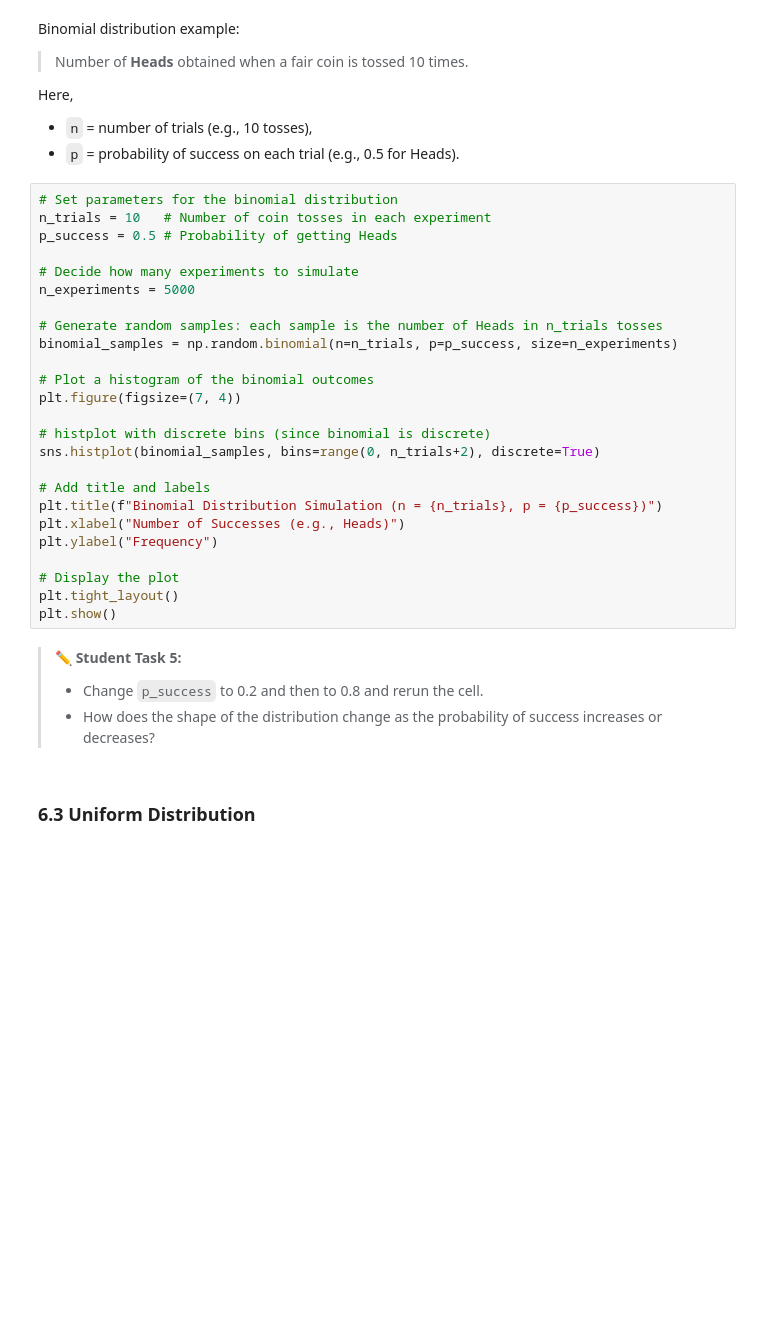
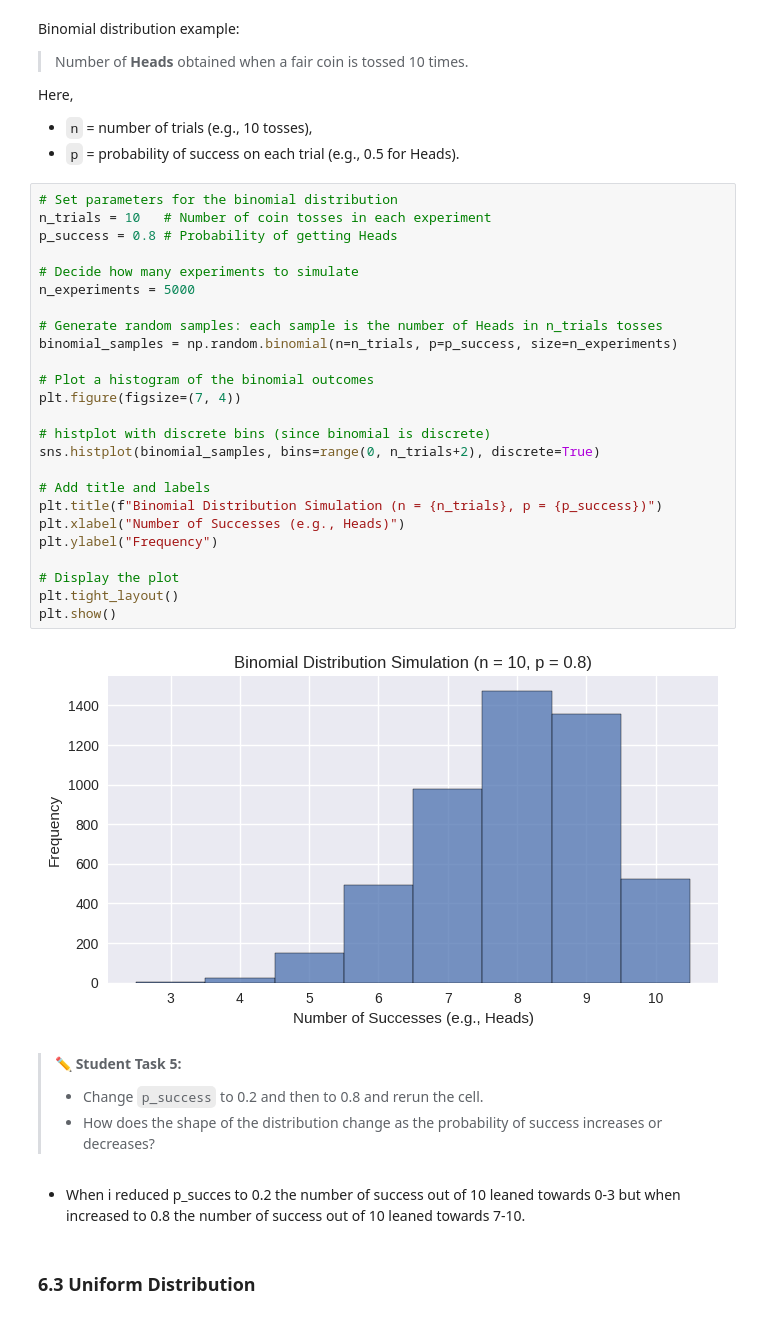
Before and after one commit to Roheemah001/OOU_DTS201_Introduction_to_Data_Science, a Jupyter notebook: notebooks/DTS201_Week4_PH_Student_Centred.ipynb, the cells around one changed output. Drawn from its saved outputs; the diff is of its cells as text; blank space fills up the shorter version.

```diff
--- a/notebooks/DTS201_Week4_PH_Student_Centred.ipynb
+++ b/notebooks/DTS201_Week4_PH_Student_Centred.ipynb
@@ -269,32 +311,36 @@ Here,
 # %%
 # Set parameters for the binomial distribution
 n_trials = 10   # Number of coin tosses in each experiment
-p_success = 0.5 # Probability of getting Heads
+p_success = 0.8 # Probability of getting Heads
 
 # Decide how many experiments to simulate
 n_experiments = 5000
 
 # Generate random samples: each sample is the number of Heads in n_trials tosses
 binomial_samples = np.random.binomial(n=n_trials, p=p_success, size=n_experiments)
 
 # Plot a histogram of the binomial outcomes
 plt.figure(figsize=(7, 4))
 
 # histplot with discrete bins (since binomial is discrete)
 sns.histplot(binomial_samples, bins=range(0, n_trials+2), discrete=True)
 
 # Add title and labels
 plt.title(f"Binomial Distribution Simulation (n = {n_trials}, p = {p_success})")
 plt.xlabel("Number of Successes (e.g., Heads)")
 plt.ylabel("Frequency")
 
 # Display the plot
 plt.tight_layout()
 plt.show()
+# %% [output]
+[figure, added]
 # %% [markdown]
 > ✏️ **Student Task 5:**
 > - Change `p_success` to 0.2 and then to 0.8 and rerun the cell.
 > - How does the shape of the distribution change as the probability of success increases or decreases?
+# %% [markdown]
+   * When i reduced p_succes to 0.2 the number of success out of 10 leaned towards 0-3 but when increased to 0.8 the number of success out of 10 leaned towards 7-10.
 # %% [markdown]
 ### 6.3 Uniform Distribution
 # %% [markdown]
```
Also changed, not shown: parts of 15 cells of this notebook.
